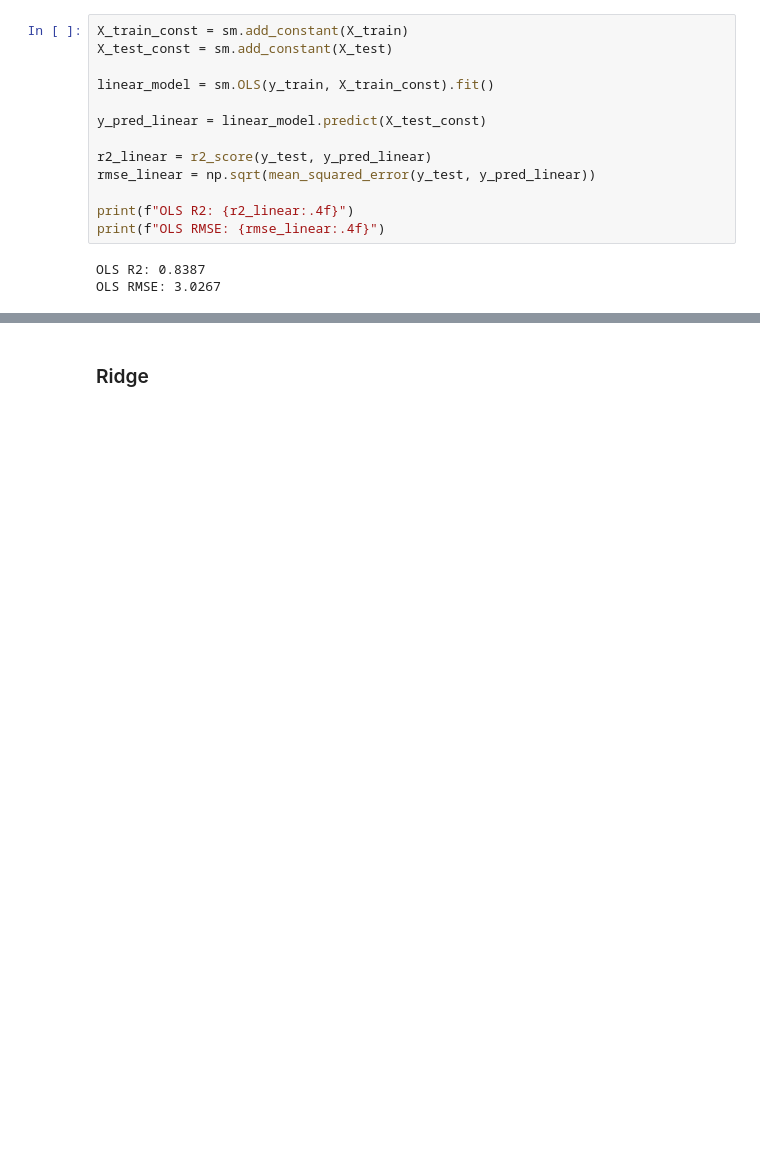
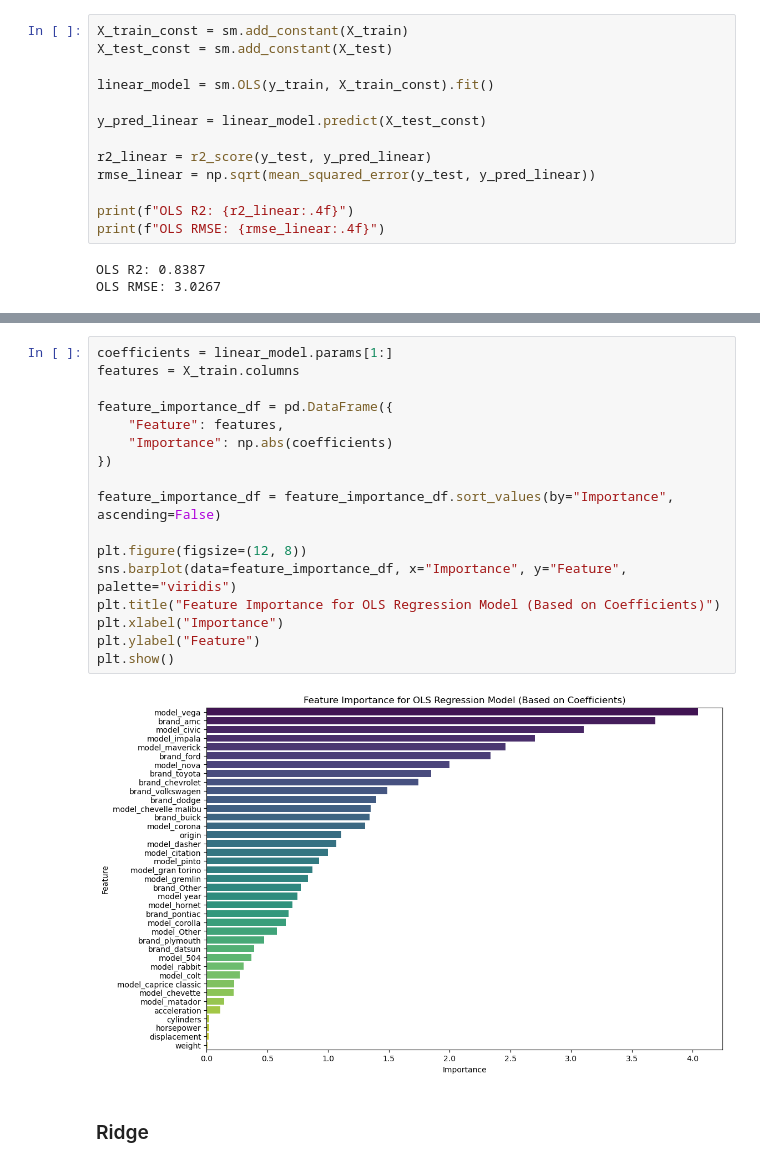
Before and after one commit to ayberkozcan/regression-exercises, a Jupyter notebook: Analyzing Vehicle Fuel Consumption/analyzing_vehicle_fuel_consumption.ipynb, the cells around one changed output, grey strips where cells are left out. Saved outputs shown, nothing was run; the diff lists cells and outputs as text; blank space fills up the shorter version.

```diff
--- a/Analyzing Vehicle Fuel Consumption/analyzing_vehicle_fuel_consumption.ipynb
+++ b/Analyzing Vehicle Fuel Consumption/analyzing_vehicle_fuel_consumption.ipynb
@@ -513,3 +561,22 @@ OLS RMSE: 3.0267
+# %%
+coefficients = linear_model.params[1:]
+features = X_train.columns
+
+feature_importance_df = pd.DataFrame({
+    "Feature": features,
+    "Importance": np.abs(coefficients)
+})
+
+feature_importance_df = feature_importance_df.sort_values(by="Importance", ascending=False)
+
+plt.figure(figsize=(12, 8))
+sns.barplot(data=feature_importance_df, x="Importance", y="Feature", palette="viridis")
+plt.title("Feature Importance for OLS Regression Model (Based on Coefficients)")
+plt.xlabel("Importance")
+plt.ylabel("Feature")
+plt.show()
+# %% [output]
+[figure, added]
 # %% [markdown]
 ### Ridge
 # %%
```
Also changed, not shown: parts of 13 cells of this notebook.
